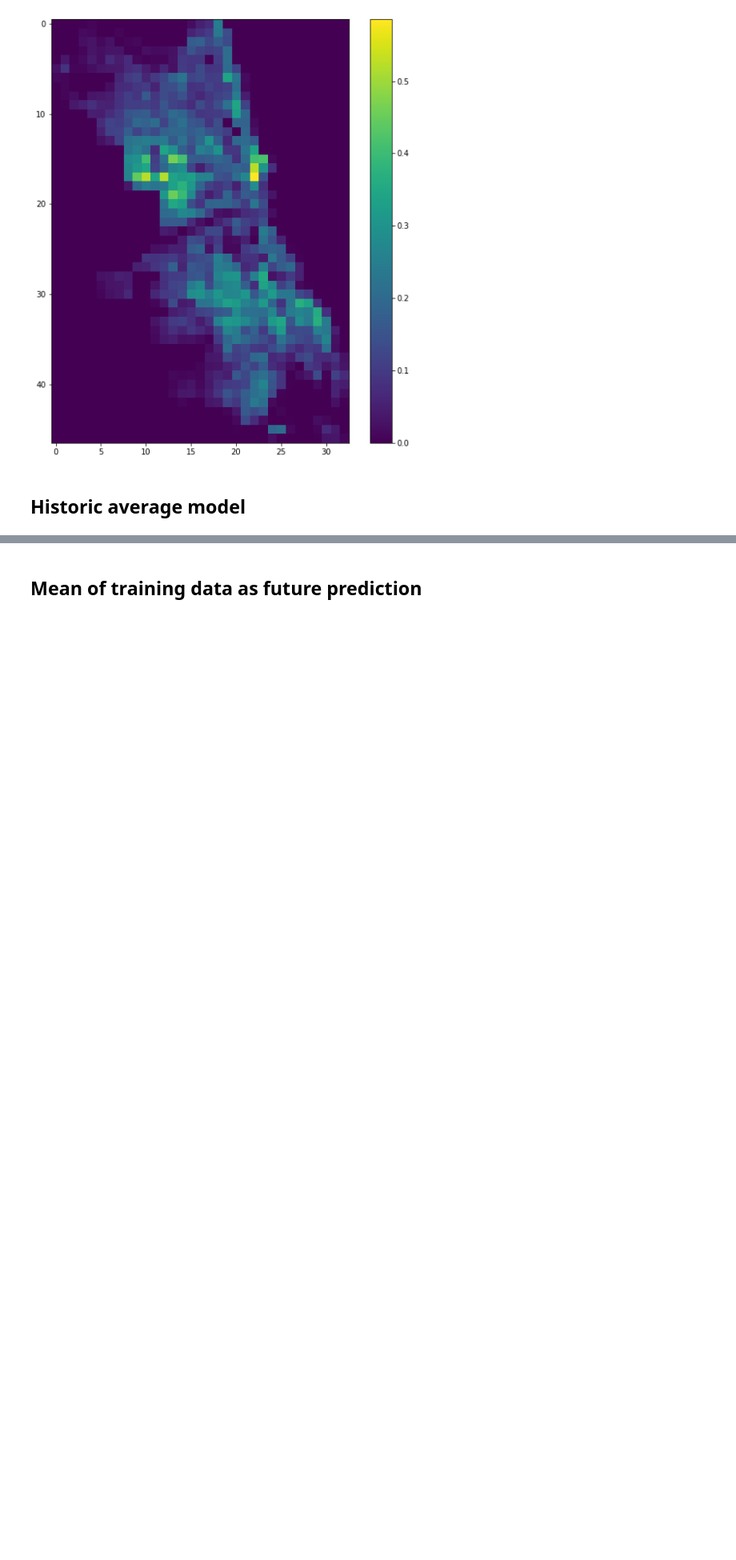
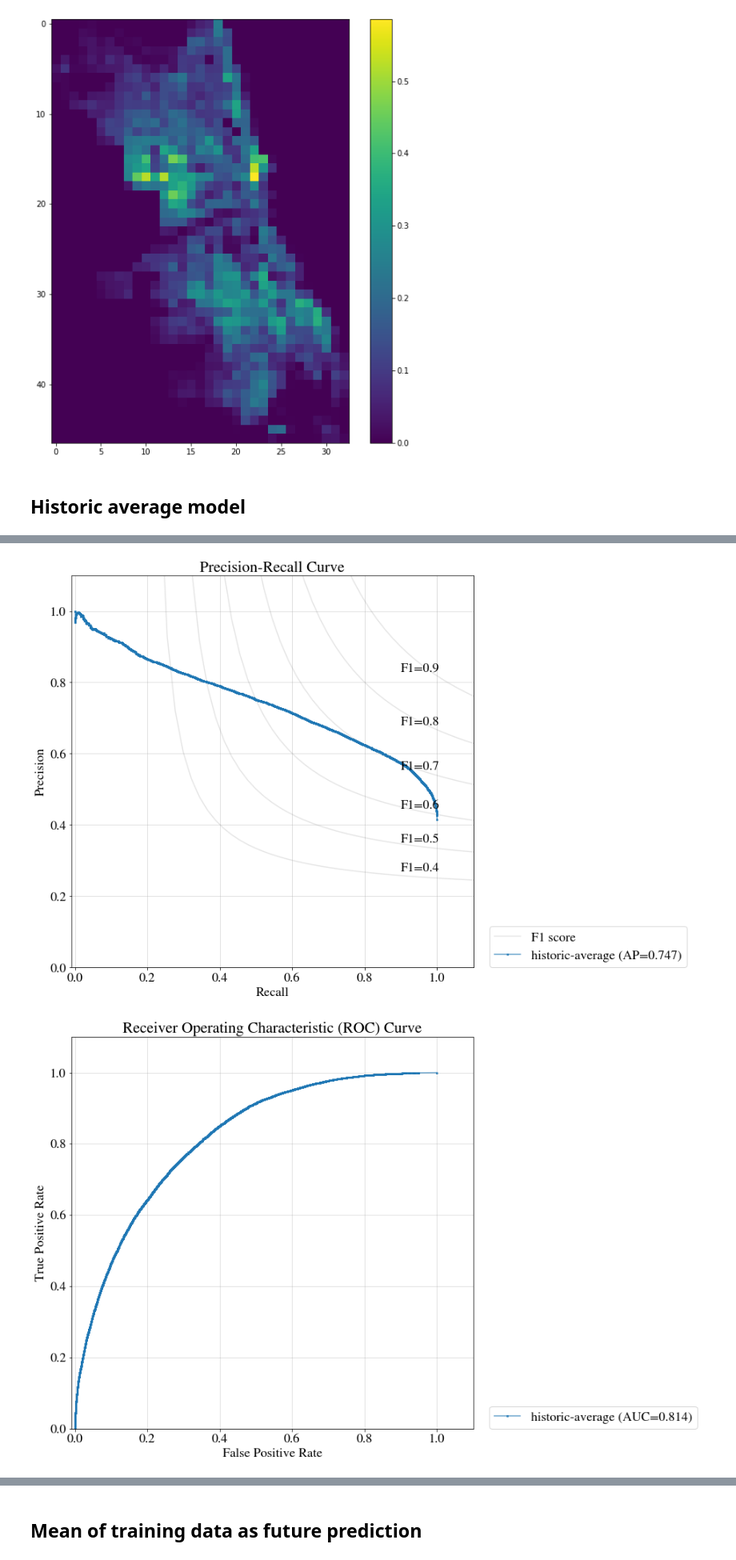
Before and after one commit to bernsblack/masters, a Jupyter notebook: run_baseline_models.ipynb, the cells around one changed output, grey strips where cells are left out. Shown: that part at 80% size. Cells and saved outputs as stored; diff of their text form; code cells hidden in the pictures; blank space fills up the shorter version.

Commit message:
Fix: plots do not cut of the legends anymore

```diff
--- a/run_baseline_models.ipynb
+++ b/run_baseline_models.ipynb
@@ -48,20 +41,18 @@ start_date = "2013-01-01"
 end_date = "2015-01-01"
 
 data_dim_str = "T24H-X850M-Y880M"  #"T1H-X1700M-Y1760M"  # needs to exist
-model_name = "FNN-CRIME-MODEL"  # needs to be created
 data_path = f"./data/processed/{data_dim_str}_{start_date}_{end_date}/"
+
+model_name = "test-logging-change"  # needs to be created
+model_path = data_path + f"models/{model_name}/"
+os.makedirs(data_path, exist_ok=True)
+os.makedirs(model_path, exist_ok=True)
+setup_logging(save_dir=model_path, log_config='./logger/standard_logger_config.json', default_level=log.INFO)
+log.info("=====================================BEGIN=====================================")
+
 
 if not os.path.exists(data_path):
     raise Exception(f"Directory ({data_path}) needs to exist.")
-
-model_path = data_path + f"models/{model_name}/"
-os.makedirs(data_path, exist_ok=True)
-os.makedirs(model_path, exist_ok=True)
-
-# logging config is set globally thus we only need to call this in this file
-# imported function logs will follow the configuration
-setup_logging(save_dir=model_path, log_config='./logger/standard_logger_config.json', default_level=log.INFO)
-log.info("=====================================BEGIN=====================================")
 
 timer = Timer()
 # manually set the config
@@ -123,7 +114,6 @@ else:
     torch.manual_seed(conf.seed)
 
 device = torch.device("cuda:0" if use_cuda else "cpu")
-log.info(f"Device: {device}")
 info["device"] = device.type
 conf.device = device
 # %% [output]
@@ -258,0 +191,56 @@ ha_model_result.y_pred.shape
+# %%
+# Create model folder and setup logging for model
+model_name = "historic-average"  # needs to be created
+conf.model_name = model_name
+model_path = data_path + f"models/{model_name}/"
+conf.model_path = model_path
+os.makedirs(data_path, exist_ok=True)
+os.makedirs(model_path, exist_ok=True)
+setup_logging(save_dir=model_path, log_config='./logger/standard_logger_config.json', default_level=log.INFO)
+log.info("=====================================BEGIN=====================================")
+log.info(f"Device: {device}")
+
+
+# time step in this context is used for
+freqstr = t_range.freqstr
+time_step = int(24 / int(freqstr[:freqstr.find("H")]))
+if time_step == 1:
+    time_step = 7  # historic average to a week when time scale is daily
+
+log.info(f"using time step: {time_step}")
+
+test_set_size = data_group.testing_set.target_shape[0]
+
+ha = HistoricAverage(step=time_step)
+all_crimes = data_group.crimes[:,0]
+all_targets = data_group.targets
+all_crimes_ha = ha(all_crimes)
+all_t_range = data_group.t_range
+
+tst_crimes_ha = all_crimes_ha[-test_set_size:]
+tst_targets = all_targets[-test_set_size:]
+tst_t_range = all_t_range[-test_set_size:]
+
+trn_probas_pred = all_crimes_ha[time_step+1:-test_set_size] # skip all the nan values
+trn_y_true = all_targets[time_step+1:-test_set_size]
+
+thresh = best_threshold(trn_y_true, trn_probas_pred) # should only come from the train predictions
+
+tst_y_true = tst_targets
+tst_probas_pred = tst_crimes_ha
+tst_y_pred = get_y_pred(thresh, tst_probas_pred)  # might want to do this for each cell either?
+
+tst_y_pred = np.expand_dims(tst_y_pred,axis=1)
+tst_probas_pred = np.expand_dims(tst_probas_pred,axis=1)
+
+
+save_metrics(y_true=tst_y_true,
+             y_pred=tst_y_pred,
+             probas_pred=tst_probas_pred,
+             t_range=tst_t_range,
+             shaper=data_group.shaper,
+             conf=conf)
+
+
+log.info("=====================================END=====================================")
+# %% [output]
@@ -258,0 +264,2 @@ ha_model_result.y_pred.shape
+[figure, added]
+[figure, added]
```
Also changed, not shown: parts of 18 cells of this notebook, 4 other files.
